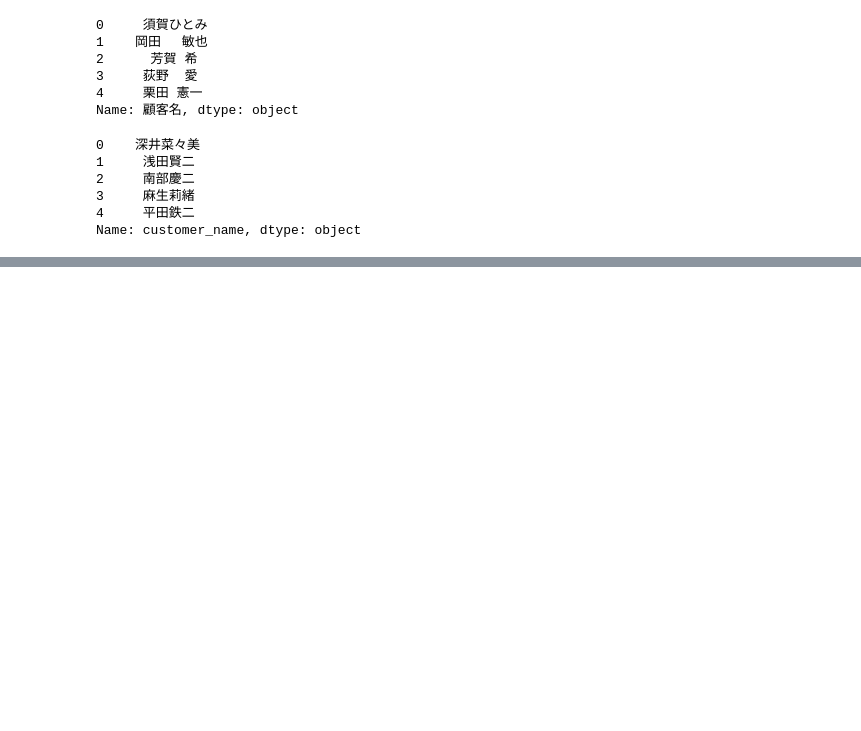
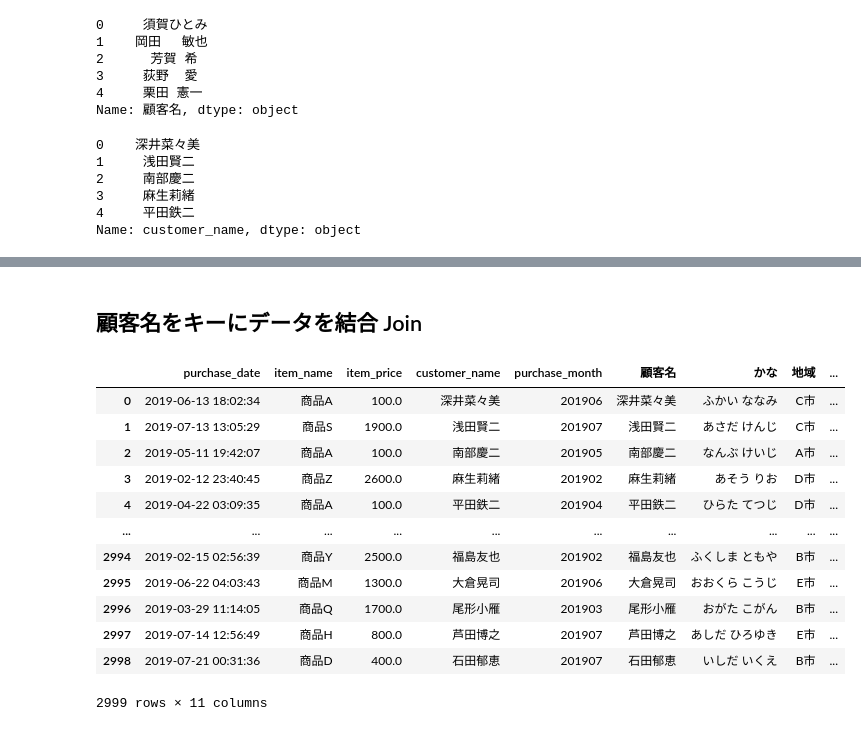
Before and after one commit to kanameg/ml4se, a Jupyter notebook: python/src/100knoks-01-02.ipynb, the cells around one changed output, grey strips where cells are left out. Saved outputs shown, nothing was run; the diff lists cells and outputs as text; code cells hidden in the pictures; blank space fills up the shorter version.

```diff
--- a/python/src/100knoks-01-02.ipynb
+++ b/python/src/100knoks-01-02.ipynb
@@ -270,0 +342,5 @@ Name: customer_name, dtype: object
+# %%
+from_jstring = pd.to_datetime(kokyaku_data.loc[flg_is_jstring, '登録日'], format="%Y年%m月%d日")
+# %%
+from_string = pd.to_datetime(kokyaku_data.loc[flg_is_string, '登録日'], format="%Y/%m/%d")
+from_string
@@ -270,0 +360,3 @@ Name: customer_name, dtype: object
+# %%
+kokyaku_data['登録日'] = pd.concat([from_jstring, from_string])
+kokyaku_data
@@ -270,0 +377,5 @@ Name: customer_name, dtype: object
+# %%
+kokyaku_data['登録年月'] = kokyaku_data['登録日'].dt.strftime("%Y%m")
+res = kokyaku_data.groupby('登録年月').count()['顧客名']
+print(res)
+print(res.sum())
@@ -270,0 +401,20 @@ Name: customer_name, dtype: object
+# %% [markdown]
+## 顧客名をキーにデータを結合 Join
+# %%
+join_data = pd.merge(uriage_data, kokyaku_data, left_on='customer_name', right_on='顧客名', how='left')
+join_data.drop('customer_name', axis=1)
+join_data
+# %% [output]
+|  | purchase_date | item_name | item_price | customer_name | purchase_month | 顧客名 | かな | 地域 | ... |
+| 0 | 2019-06-13 18:02:34 | 商品A | 100.0 | 深井菜々美 | 201906 | 深井菜々美 | ふかい ななみ | C市 | ... |
+| 1 | 2019-07-13 13:05:29 | 商品S | 1900.0 | 浅田賢二 | 201907 | 浅田賢二 | あさだ けんじ | C市 | ... |
+| 2 | 2019-05-11 19:42:07 | 商品A | 100.0 | 南部慶二 | 201905 | 南部慶二 | なんぶ けいじ | A市 | ... |
+| 3 | 2019-02-12 23:40:45 | 商品Z | 2600.0 | 麻生莉緒 | 201902 | 麻生莉緒 | あそう りお | D市 | ... |
+| 4 | 2019-04-22 03:09:35 | 商品A | 100.0 | 平田鉄二 | 201904 | 平田鉄二 | ひらた てつじ | D市 | ... |
+| ... | ... | ... | ... | ... | ... | ... | ... | ... | ... |
+| 2994 | 2019-02-15 02:56:39 | 商品Y | 2500.0 | 福島友也 | 201902 | 福島友也 | ふくしま ともや | B市 | ... |
+| 2995 | 2019-06-22 04:03:43 | 商品M | 1300.0 | 大倉晃司 | 201906 | 大倉晃司 | おおくら こうじ | E市 | ... |
+| 2996 | 2019-03-29 11:14:05 | 商品Q | 1700.0 | 尾形小雁 | 201903 | 尾形小雁 | おがた こがん | B市 | ... |
+| 2997 | 2019-07-14 12:56:49 | 商品H | 800.0 | 芦田博之 | 201907 | 芦田博之 | あしだ ひろゆき | E市 | ... |
+| 2998 | 2019-07-21 00:31:36 | 商品D | 400.0 | 石田郁恵 | 201907 | 石田郁恵 | いしだ いくえ | B市 | ... |
+2999 rows × 11 columns
```
Also changed, not shown: parts of 12 cells of this notebook.
